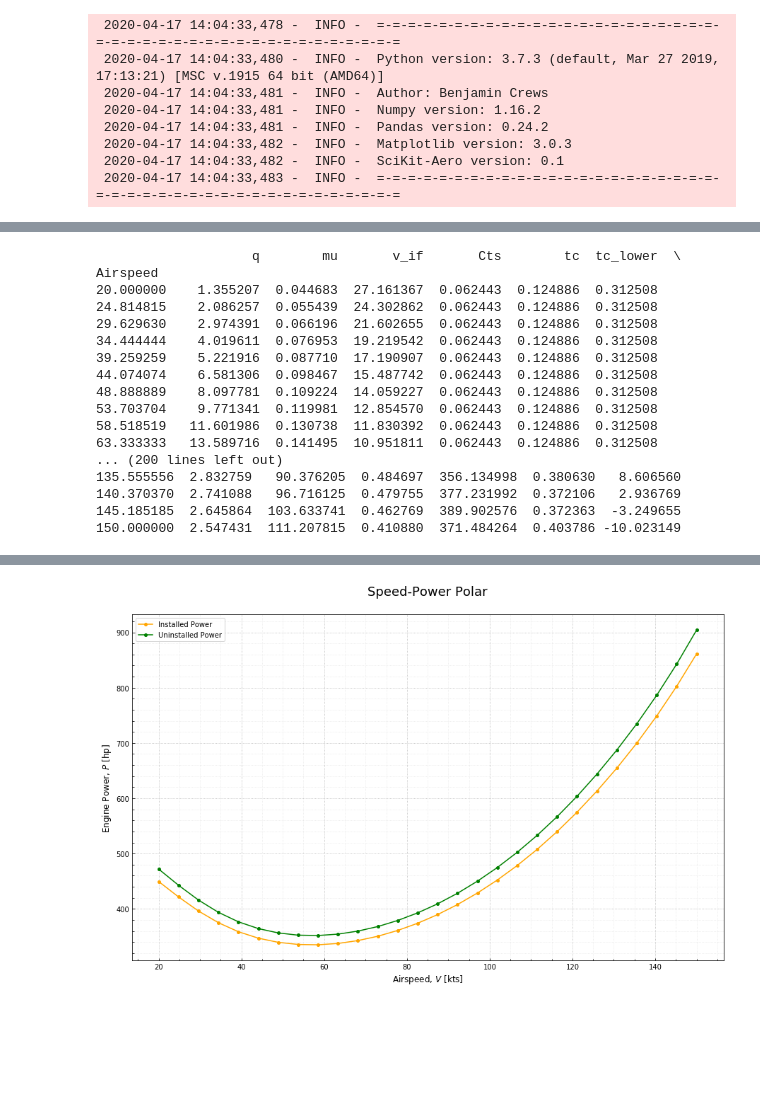
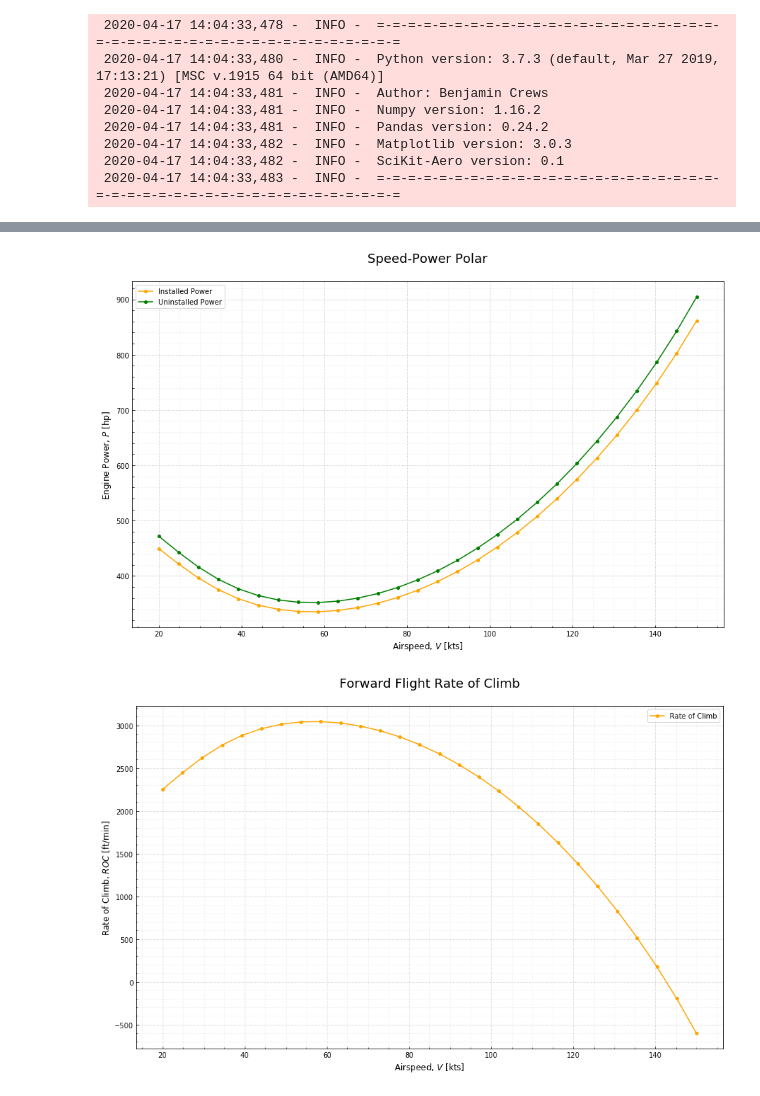
Before and after one commit to Czarified/helipypter, a Jupyter notebook: Crews_HeliProject.ipynb, the cells around one changed output, grey strips where cells are left out. Cells and saved outputs as stored; diff of their text form; code cells hidden in the pictures; blank space fills up the shorter version.

```diff
--- a/Crews_HeliProject_Part1.ipynb
+++ b/Crews_HeliProject.ipynb
@@ -454,7 +487,9 @@ heli = Helicopter(name='Project Helicopter Spec',
                    TR_ce = 7,
                 TR_Omega = 239.85,
                   TR_cd0 = 0.015,
-                GW_empty = 5000,
+                GW_empty = 2853,
+                 GW_fuel = 869,
+              GW_payload = 1278,
                 download = 0.03,
                       fe = 12.9,
                   l_tail = 21.21,
@@ -518,26 +553,8 @@ for k,v in heli.HIGE(atm).items():
 speeds = list(np.linspace(20, 150, num=28))
 data = heli.forward_flight(atm, speeds)
 
-with pd.option_context('display.max_columns', 100):
-    print(data.set_index('Airspeed'))
+# with pd.option_context('display.max_columns', 100):
+#     print(data.set_index('Airspeed'))
-# %% [output]
-                    q        mu       v_if       Cts        tc  tc_lower  \
-Airspeed
-20.000000    1.355207  0.044683  27.161367  0.062443  0.124886  0.312508
-24.814815    2.086257  0.055439  24.302862  0.062443  0.124886  0.312508
-29.629630    2.974391  0.066196  21.602655  0.062443  0.124886  0.312508
-34.444444    4.019611  0.076953  19.219542  0.062443  0.124886  0.312508
-39.259259    5.221916  0.087710  17.190907  0.062443  0.124886  0.312508
-44.074074    6.581306  0.098467  15.487742  0.062443  0.124886  0.312508
-48.888889    8.097781  0.109224  14.059227  0.062443  0.124886  0.312508
-53.703704    9.771341  0.119981  12.854570  0.062443  0.124886  0.312508
-58.518519   11.601986  0.130738  11.830392  0.062443  0.124886  0.312508
-63.333333   13.589716  0.141495  10.951811  0.062443  0.124886  0.312508
-... (200 lines left out)
-135.555556  2.832759   90.376205  0.484697  356.134998  0.380630   8.606560
-140.370370  2.741088   96.716125  0.479755  377.231992  0.372106   2.936769
-145.185185  2.645864  103.633741  0.462769  389.902576  0.372363  -3.249655
-150.000000  2.547431  111.207815  0.410880  371.484264  0.403786 -10.023149
 # %%
 ## This cell just plots stuff
 def speed_power_polar(data):
@@ -593,31 +610,64 @@ def specific_range(data):
     # Add the data and color it
     ax.plot(data.Airspeed, data.SR, color='orange', label='Specific Range', marker='o', markersize='4')
     ax.legend()
 
     # Axis labels
     ax.set_xlabel('Airspeed, $V$ [kts]', fontsize=12)
     ax.set_ylabel('Specific Range, $SR$ [nm/lb]', fontsize=12)
     ax.set_title('Specific Range Curve\n', fontsize=18)
 
     # Move the axis and its label to the top
     # ax.xaxis.set_label_position('top')
     # ax.xaxis.tick_top()
 
     # Set the ticks
     # ax.xaxis.set_major_locator(ticker.FixedLocator([0, 0.1, 0.2, 0.3, 0.4, 0.5, 0.6, 0.7, 0.8, 0.9, 1]))
     ax.tick_params(which='minor', width=0.75, length=2.5)
     ax.xaxis.set_minor_locator(ticker.AutoMinorLocator())
     ax.yaxis.set_minor_locator(ticker.AutoMinorLocator())
     ax.tick_params(axis='both', which='both', direction='in')
 
     # Set the grid lines
     ax.grid(b=True, which='major', linestyle=':')
     ax.grid(b=True, which='minor', linestyle=':', alpha=0.3)
 
     return fig, ax
 
+
+def roc(data):
+    '''
+    This function generates a standard rate of climb plot.
+    Input data must have columns following the standard naming
+    convention of the helicopter class.
+
+    ie. A dataframe output from the Helicopter.forward_flight method
+    can be directly supplied.
+    '''
+    fig, ax = plt.subplots(figsize=(15,9))
+
+    # Add the data and color it
+    ax.plot(data.Airspeed, data.ROC, color='orange', label='Rate of Climb', marker='o', markersize='4')
+    ax.legend()
+
+    # Axis labels
+    ax.set_xlabel('Airspeed, $V$ [kts]', fontsize=12)
+    ax.set_ylabel('Rate of Climb, $ROC$ [ft/min]', fontsize=12)
+    ax.set_title('Forward Flight Rate of Climb\n', fontsize=18)
+
+    ax.xaxis.set_minor_locator(ticker.AutoMinorLocator())
+    ax.yaxis.set_minor_locator(ticker.AutoMinorLocator())
+    ax.tick_params(axis='both', which='both', direction='in')
+
+    # Set the grid lines
+    ax.grid(b=True, which='major', linestyle=':')
+    ax.grid(b=True, which='minor', linestyle=':', alpha=0.3)
+
+    return fig, ax
+
 fig, ax = specific_range(data)
-fix, ax = speed_power_polar(data)
+fig, ax = speed_power_polar(data)
+fig, ax = roc(data)
 # %% [output]
 [figure]
 [figure]
+[figure, added]
```
Also changed, not shown: parts of 7 cells of this notebook.
